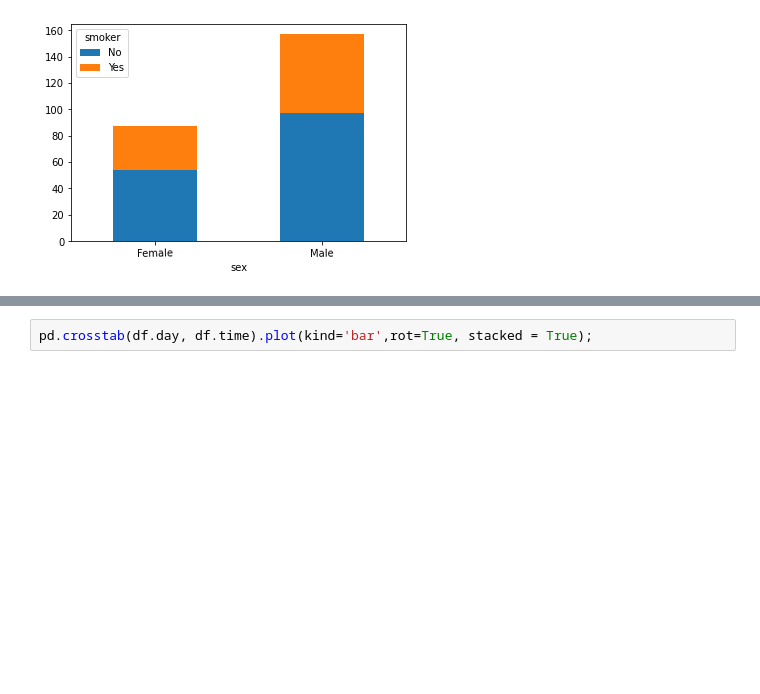
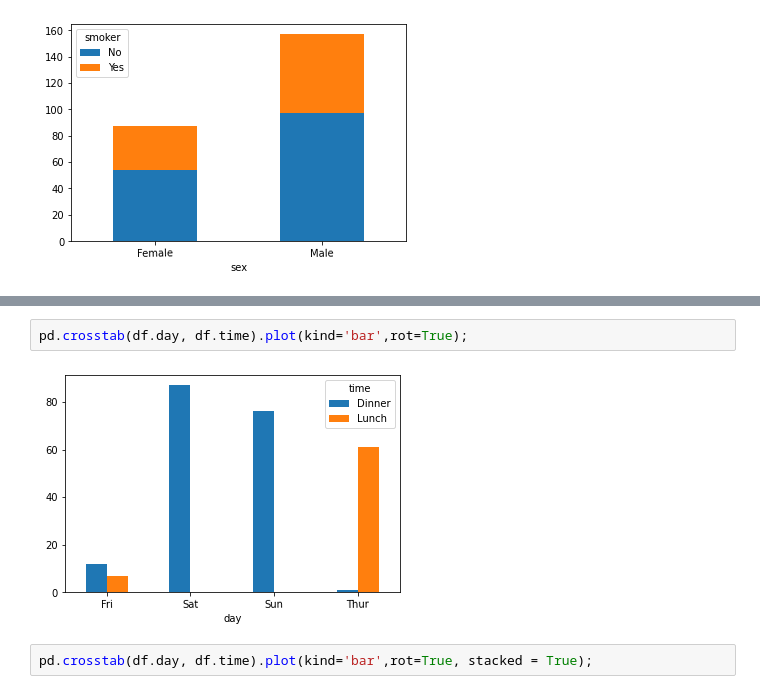
Before and after one commit to Goliath-Research/Introduction-to-Data-Science, a Jupyter notebook: 05-Introduction to Data Visualization/01-DataFrame visualizations.ipynb, the cells around one changed output, grey strips where cells are left out. Drawn from its saved outputs; the diff is of its cells as text; blank space fills up the shorter version.

```diff
--- a/05-Introduction to Data Visualization/01-DataFrame visualizations.ipynb
+++ b/05-Introduction to Data Visualization/01-DataFrame visualizations.ipynb
@@ -56,3 +111,7 @@ pd.crosstab(df.sex, df.smoker).plot(kind='bar',rot=True, stacked = True);
+# %%
+pd.crosstab(df.day, df.time).plot(kind='bar',rot=True);
+# %% [output]
+[figure, added]
 # %%
 pd.crosstab(df.day, df.time).plot(kind='bar',rot=True, stacked = True);
 # %% [output]
```
Also changed, not shown: parts of 24 cells of this notebook.
